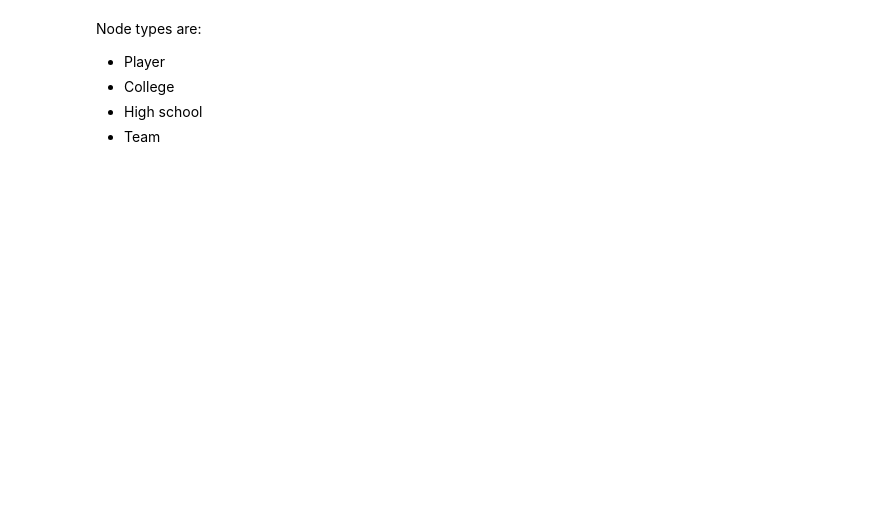
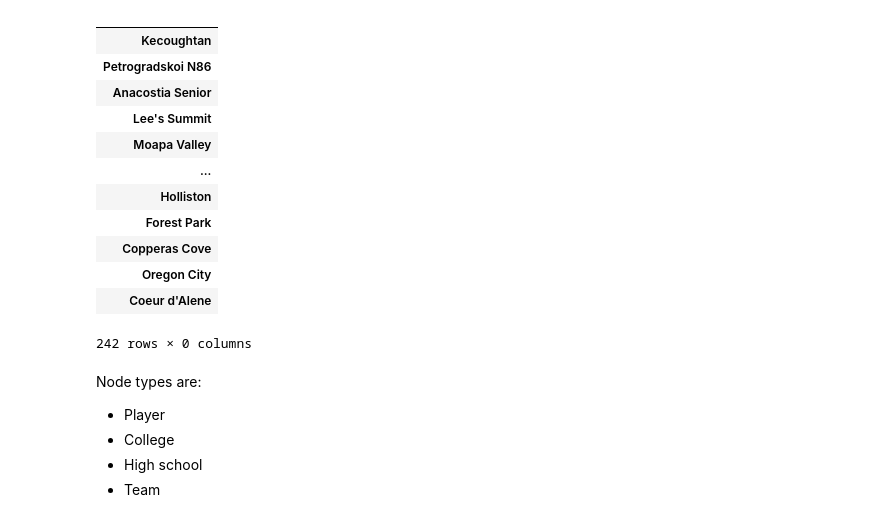
Before and after one commit to matounes/basket, a Jupyter notebook: eda.ipynb, the cells around one changed output. Drawn from its saved outputs; the diff is of its cells as text; code cells hidden in the pictures; blank space fills up the shorter version.

```diff
--- a/eda.ipynb
+++ b/eda.ipynb
@@ -21,3 +29,21 @@ df
+# %%
+df_high_schools = pd.DataFrame(index=df['highSchool'].unique())
+df_high_schools.to_csv('data/transformed/high_schools.csv', index_label="HighSchool")
+df_high_schools
+# %% [output]
+|  |
+| Kecoughtan |
+| Petrogradskoi N86 |
+| Anacostia Senior |
+| Lee's Summit |
+| Moapa Valley |
+| ... |
+| Holliston |
+| Forest Park |
+| Copperas Cove |
+| Oregon City |
+| Coeur d'Alene |
+242 rows × 0 columns
 # %% [markdown]
 Node types are:
 - Player
```
Also changed, not shown: parts of 8 cells of this notebook, 6 other files.
